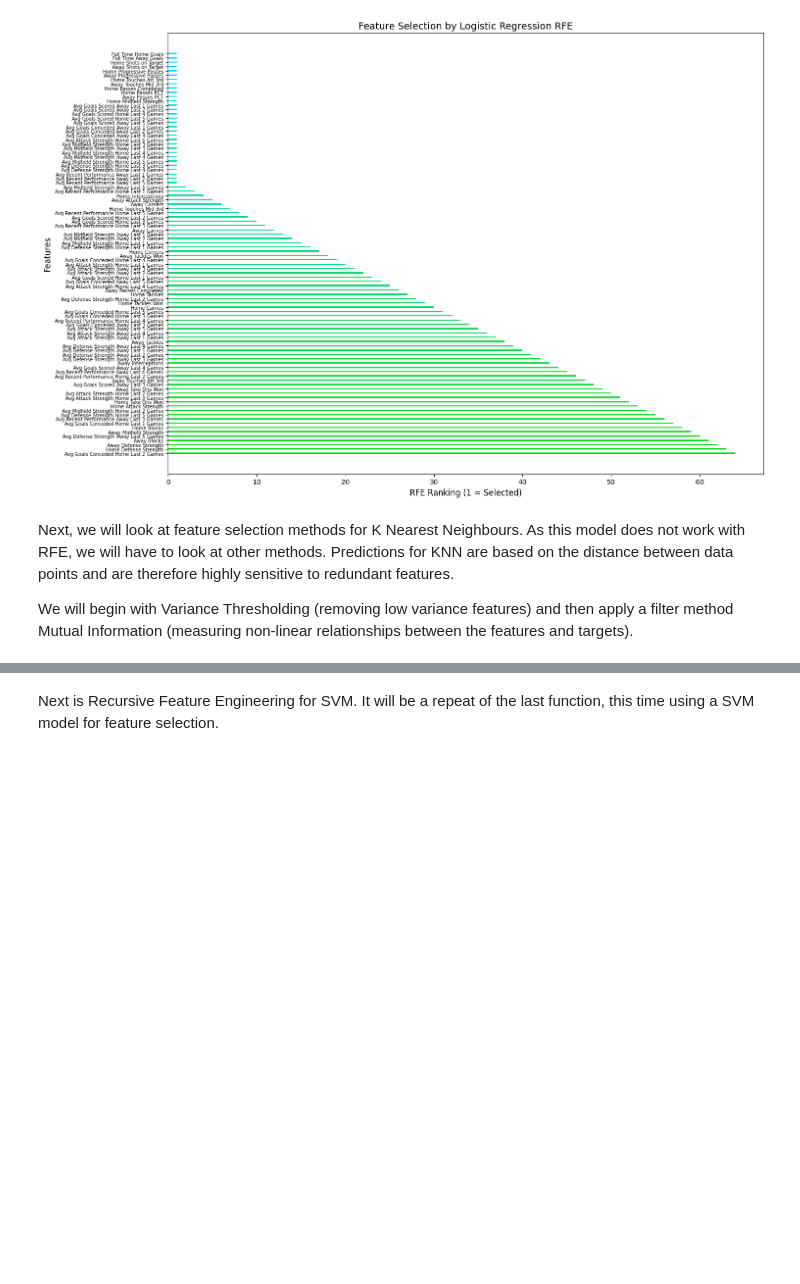
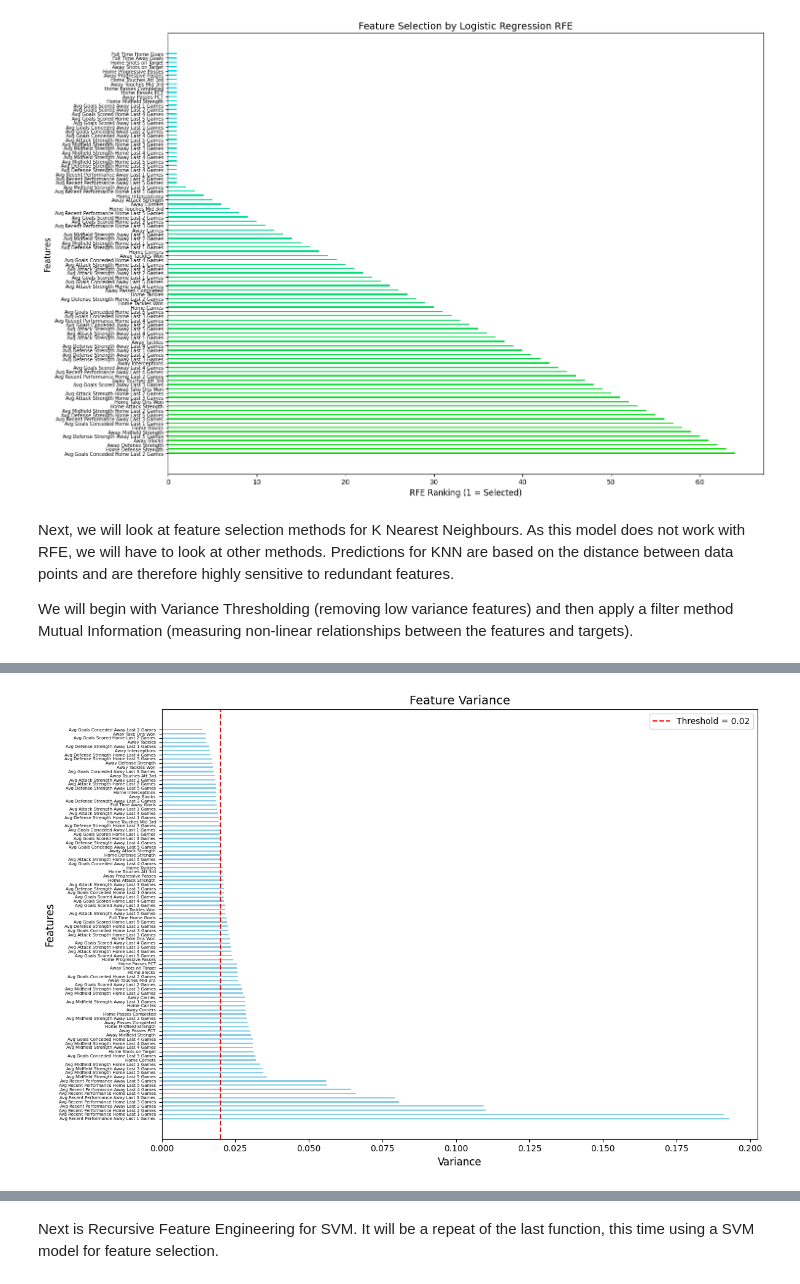
Before and after one commit to urasil/football-prediction, a Jupyter notebook: final_data_selection.ipynb, the cells around one changed output, grey strips where cells are left out. Cells and saved outputs as stored; diff of their text form; code cells hidden in the pictures; blank space fills up the shorter version.

Commit message:
knn feature selection

```diff
--- a/final_data_selection.ipynb
+++ b/final_data_selection.ipynb
@@ -501,0 +502,98 @@ def knn_feature_selection(df):
+# %%
+def knn_feature_selection(df):
+
+    # first step is calculating minimal variance features
+    def variance_thresholding(data, threshold=0.02):
+        variances = data.var()
+        print("Variance Minimum: ", variances.min(), " ---->  Variance Maximum: ", variances.max())
+
+        # filter features based on the threshold
+        retained_features = variances[variances >= threshold].index
+        reduced_data = data[retained_features]
+        sorted_variances = variances.sort_values(ascending=False)
+
+        # plot horizontal bar graph for feature variances
+        plt.figure(figsize=(12, 8))
+        y_positions = np.arange(len(sorted_variances)) * 3  # increase spacing between bars
+        plt.barh(y_positions, sorted_variances, color='skyblue', height=1.0)
+
+        # add a threshold line
+        plt.axvline(x=threshold, color='red', linestyle='--', label=f'Threshold = {threshold}')
+
+        plt.yticks(y_positions, sorted_variances.index, fontsize=5)
+        plt.xlabel('Variance', fontsize=12)
+        plt.ylabel('Features', fontsize=12)
+        plt.title('Feature Variance', fontsize=14)
+        plt.legend(fontsize=10)
+        plt.tight_layout()
+        plt.show()
+
+
+        # print removed features and their variances
+        removed_features = sorted_variances[sorted_variances < threshold]
+        print("Reduced Data: ", len(reduced_data.columns), "/", len(data.columns))
+        print("\nRemoved Features and Their Variances:")
+        print("---------------------------------------\n")
+        print(removed_features, "\n")
+
+        return reduced_data
+
+    # second step is mutual information between features and target
+    def mutual_info(data, target):
+        # apply information gain
+        gain = mutual_info_regression(data, target)
+
+        # dictionary of feature importance scores
+        feature_names = list(data.columns)
+        scores = {}
+        for i in range(len(feature_names)):
+            scores[feature_names[i]] = gain[i]
+
+        # descending sort by importance score
+        sorted_features = sorted(scores.items(), key=lambda x:x[1], reverse=True)
+
+#         print("\nMutual Information Importance Score: ")
+#         print("------------------------------------\n")
+#         for feature, score in sorted_features:
+#             print(f"{feature + ' score:':55}\t{score:.16f}")
+
+        # plot a bar chat of feature importance scores
+        fig, ax = plt.subplots(figsize=(10, 8))
+        y_pos = np.arange(len(sorted_features))
+        colours = ['skyblue' if i < number_of_components else 'gray' for i in range(len(sorted_features))]
+        ax.barh(y_pos, [score for feature, score in sorted_features], align="center", color=colours)
+        ax.set_yticks(y_pos)
+        ax.set_yticklabels([feature for feature, score in sorted_features])
+        ax.invert_yaxis()  # Labels read top-to-bottom
+        ax.set_xlabel("Importance Score")
+        ax.set_title("Feature Importance Scores (Information Gain)")
+        ax.tick_params(axis="y", pad=10, labelsize=5)
+        plt.show()
+
+        # returns most important features
+        selected_features = [feature for feature, _ in sorted_features[:number_of_components]]
+        print("\nSelected Features for KNN:")
+        print(selected_features)
+        return selected_features
+
+
+    # organise dataset into X (training examples) and y (targets)
+    featuresToDrop = ['Date', 'Match Outcome', 'Home Team', 'Away Team', 'Full Time Result']
+    assert set(featuresToDrop).issubset(df.columns), "Some columns in featuresToDrop are missing in df"
+    data = df.drop(featuresToDrop, axis=1)
+
+    # normalise the data to put all the variances on the same scale
+    # otherwise the difference between variances would be 0.0558 to 8728992.4427
+    data = normalisation(data, terms=list(data.columns))
+
+    variance_data = variance_thresholding(data)
+
+    # use label encoding on the target data, keep it discrete
+    target = df['Full Time Result']
+    target = label_encoding(target, dataframe=False)
+
+    return mutual_info(variance_data, target)
+
+
+knn_features = knn_feature_selection(df)
+# %% [output]
@@ -501,0 +601 @@ def knn_feature_selection(df):
+[figure, added]
```
Also changed, not shown: parts of 4 cells of this notebook.
